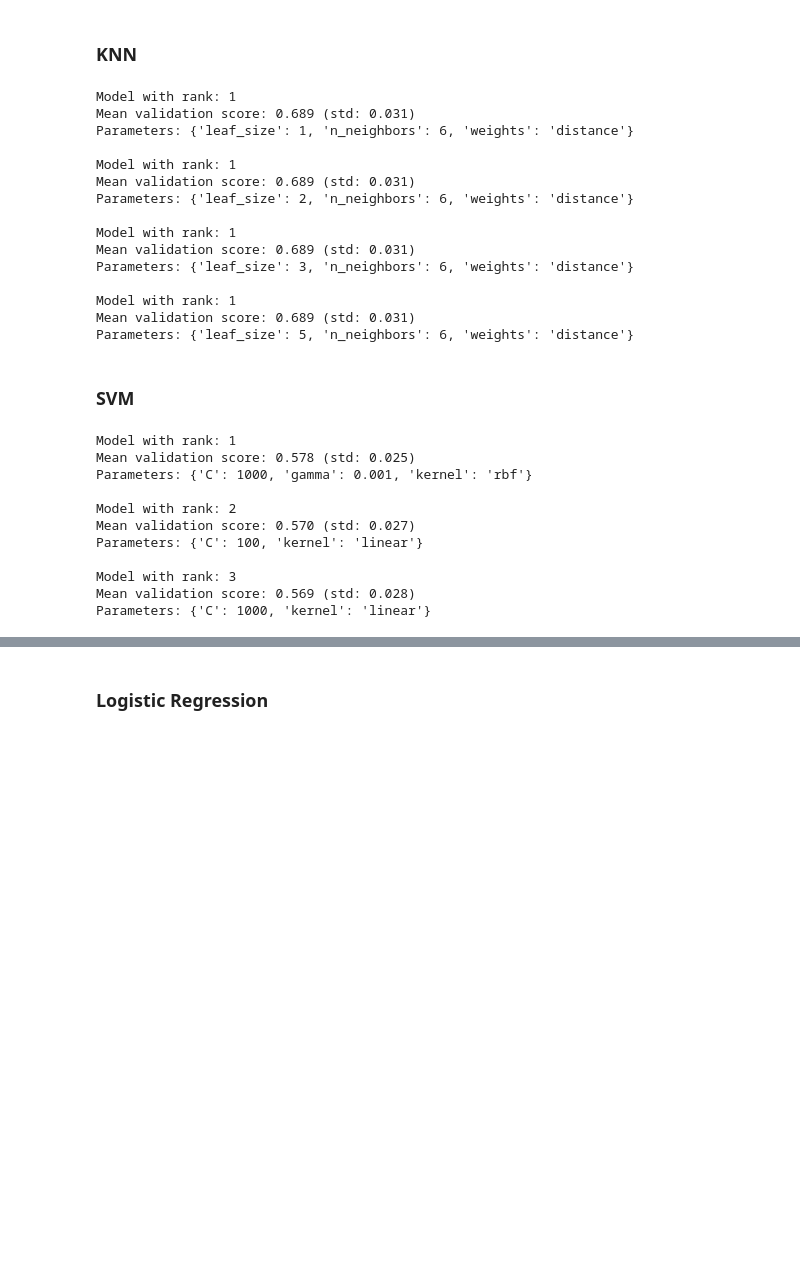
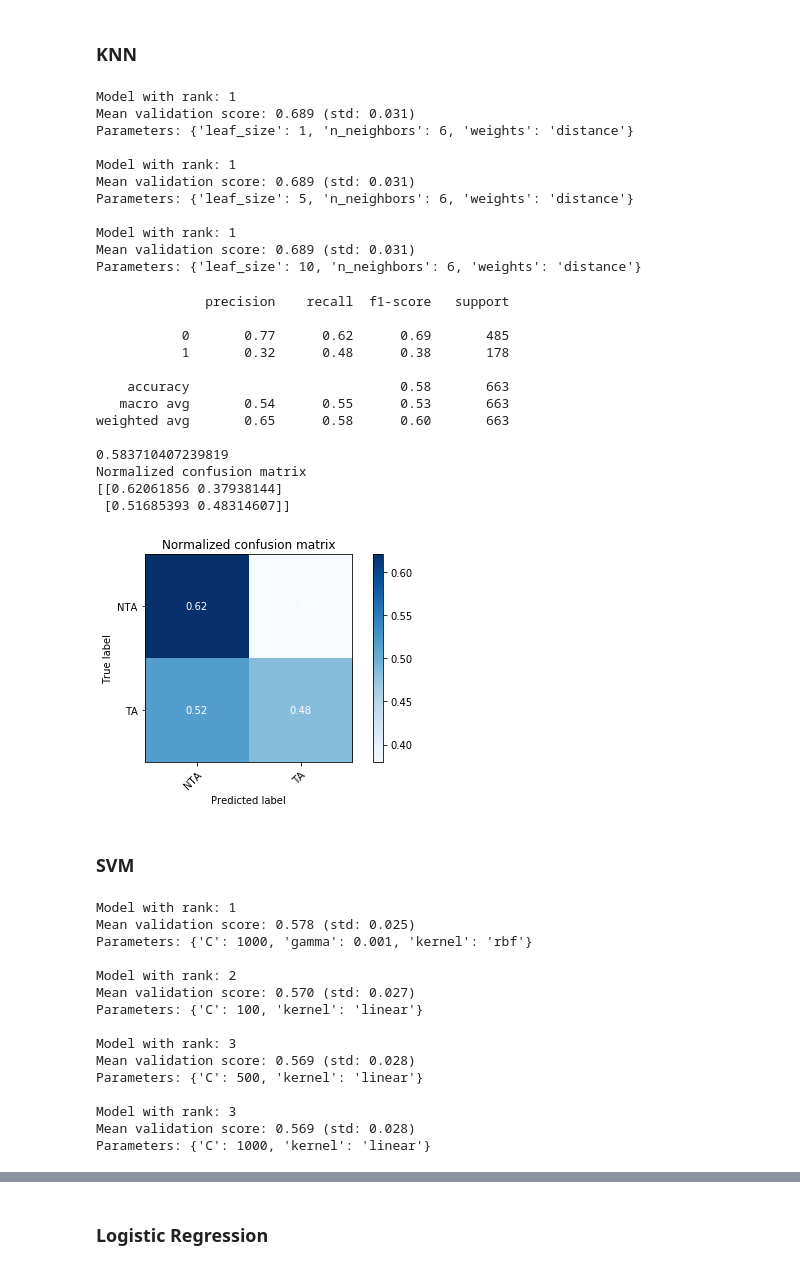
Before and after one commit to h-parker/AITA_classifier, a Jupyter notebook: modeling.ipynb, the cells around one changed output, grey strips where cells are left out. Saved outputs shown, nothing was run; the diff lists cells and outputs as text; code cells hidden in the pictures; blank space fills up the shorter version.

```diff
--- a/modeling.ipynb
+++ b/modeling.ipynb
@@ -287,13 +287,13 @@ def report(results, n_top=3):
             print("")
 # %%
 # use a full grid over all parameters
-param_grid = {'n_neighbors':[5,6,7,8,9,10],
-              'leaf_size':[1,2,3,5],
+param_grid = {'n_neighbors':[4, 5,6,7,8,9,10, 20, 50],
+              'leaf_size':[1, 5, 10],
               'weights':['uniform', 'distance']
              }
 
 # run grid search
-grid_search = GridSearchCV(knn_clf, param_grid=param_grid, cv=5, iid=False)
+grid_search = GridSearchCV(KNeighborsClassifier(), param_grid=param_grid, cv=5, iid=False)
 grid_search.fit(X_train_scaled_smoted, y_train_smoted)
 report(grid_search.cv_results_)
 # %% [output]
@@ -303,15 +303,34 @@ Parameters: {'leaf_size': 1, 'n_neighbors': 6, 'weights': 'distance'}
 
 Model with rank: 1
 Mean validation score: 0.689 (std: 0.031)
-Parameters: {'leaf_size': 2, 'n_neighbors': 6, 'weights': 'distance'}
+Parameters: {'leaf_size': 5, 'n_neighbors': 6, 'weights': 'distance'}
 
 Model with rank: 1
 Mean validation score: 0.689 (std: 0.031)
-Parameters: {'leaf_size': 3, 'n_neighbors': 6, 'weights': 'distance'}
-
-Model with rank: 1
-Mean validation score: 0.689 (std: 0.031)
-Parameters: {'leaf_size': 5, 'n_neighbors': 6, 'weights': 'distance'}
+Parameters: {'leaf_size': 10, 'n_neighbors': 6, 'weights': 'distance'}
+# %%
+knn_clf = KNeighborsClassifier(n_neighbors=6, weights='distance')
+knn_clf.fit(X_train_scaled_smoted, y_train_smoted)
+y_pred = knn_clf.predict(X_test_scaled)
+print(classification_report(y_test, y_pred))
+print(accuracy_score(y_test, y_pred))
+eval_helpers.plot_confusion_matrix(y_test, y_pred, ['NTA', 'TA'], normalize=True)
+plt.show()
+# %% [output]
+              precision    recall  f1-score   support
+
+           0       0.77      0.62      0.69       485
+           1       0.32      0.48      0.38       178
+
+    accuracy                           0.58       663
+   macro avg       0.54      0.55      0.53       663
+weighted avg       0.65      0.58      0.60       663
+
+0.583710407239819
+Normalized confusion matrix
+[[0.62061856 0.37938144]
+ [0.51685393 0.48314607]]
+[figure, added]
 # %% [markdown]
 ### SVM
 # %%
@@ -321,7 +340,7 @@ param_grid = [
  ]
 # %%
 # run grid search
-grid_search = GridSearchCV(svc_clf, param_grid=param_grid, cv=5, iid=False)
+grid_search = GridSearchCV(SVC(), param_grid=param_grid, cv=5, iid=False)
 grid_search.fit(X_train_scaled_smoted, y_train_smoted)
 report(grid_search.cv_results_)
 # %% [output]
@@ -335,4 +354,8 @@ Parameters: {'C': 100, 'kernel': 'linear'}
 
 Model with rank: 3
 Mean validation score: 0.569 (std: 0.028)
+Parameters: {'C': 500, 'kernel': 'linear'}
+
+Model with rank: 3
+Mean validation score: 0.569 (std: 0.028)
 Parameters: {'C': 1000, 'kernel': 'linear'}
```
Also changed, not shown: parts of 12 cells of this notebook, 1 other file.
